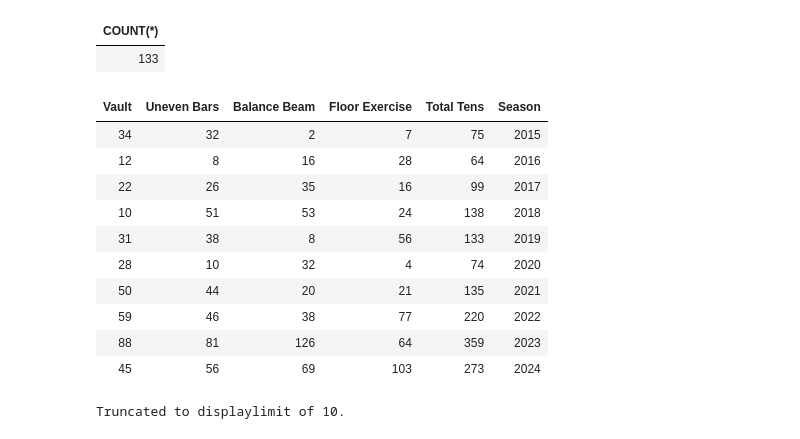
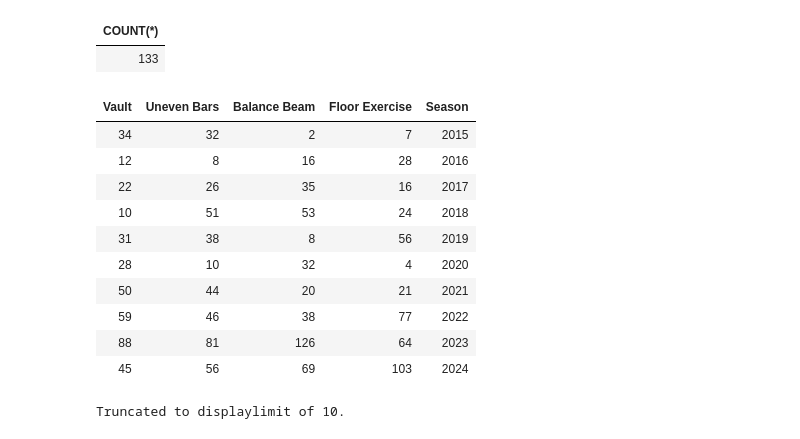
Before and after one commit to LSE-ME204/me204-2024-project-jesatuts2, a Jupyter notebook: Notebooks/NB03-EDA-and-Dataviz.ipynb, the cells around one changed output. Cells and saved outputs as stored; diff of their text form; code cells hidden in the pictures.

```diff
--- a/Notebooks/NB03-EDA-and-Dataviz.ipynb
+++ b/Notebooks/NB03-EDA-and-Dataviz.ipynb
@@ -71,43 +78,42 @@ Running query in 'gymternet'
 # %%
 %%sql gymternet
 
 -- LEFT JOIN with aggregated row at the bottom
 SELECT
     SUM(r.vt_score = 10.0) AS 'Vault',
     SUM(r.ub_score = 10.0) AS 'Uneven Bars',
     SUM(r.bb_score = 10.0) AS 'Balance Beam',
     SUM(r.fx_score = 10.0) AS 'Floor Exercise',
-    SUM(r.vt_score = 10.0) + SUM(r.ub_score = 10.0) + SUM(r.bb_score = 10.0) + SUM(r.fx_score = 10.0) AS 'Total Tens',
     m.year AS 'Season'
 FROM gymnast_results AS r
 LEFT JOIN meets AS m
 ON m.meet_id = r.meet_id
 GROUP BY m.year
 
-UNION ALL
+-- UNION ALL
 
-SELECT
-    SUM(r.vt_score = 10.0) AS 'Vault',
-    SUM(r.ub_score = 10.0) AS 'Uneven Bars',
-    SUM(r.bb_score = 10.0) AS 'Balance Beam',
-    SUM(r.fx_score = 10.0) AS 'Floor Exercise',
-    SUM(r.vt_score = 10.0) + SUM(r.ub_score = 10.0) + SUM(r.bb_score = 10.0) + SUM(r.fx_score = 10.0) AS 'Total Tens',
-    'Overall' AS 'Season'
-FROM gymnast_results AS r
-LEFT JOIN meets AS m
-ON m.meet_id = r.meet_id;
+-- SELECT
+--     SUM(r.vt_score = 10.0) AS 'Vault',
+--     SUM(r.ub_score = 10.0) AS 'Uneven Bars',
+--     SUM(r.bb_score = 10.0) AS 'Balance Beam',
+--     SUM(r.fx_score = 10.0) AS 'Floor Exercise',
+--     SUM(r.vt_score = 10.0) + SUM(r.ub_score = 10.0) + SUM(r.bb_score = 10.0) + SUM(r.fx_score = 10.0) AS 'Total Tens',
+--     'Overall' AS 'Season'
+-- FROM gymnast_results AS r
+-- LEFT JOIN meets AS m
+-- ON m.meet_id = r.meet_id;
 # %% [output]
-| Vault | Uneven Bars | Balance Beam | Floor Exercise | Total Tens | Season |
-| 34 | 32 | 2 | 7 | 75 | 2015 |
-| 12 | 8 | 16 | 28 | 64 | 2016 |
-| 22 | 26 | 35 | 16 | 99 | 2017 |
-| 10 | 51 | 53 | 24 | 138 | 2018 |
-| 31 | 38 | 8 | 56 | 133 | 2019 |
-| 28 | 10 | 32 | 4 | 74 | 2020 |
-| 50 | 44 | 20 | 21 | 135 | 2021 |
-| 59 | 46 | 38 | 77 | 220 | 2022 |
-| 88 | 81 | 126 | 64 | 359 | 2023 |
-| 45 | 56 | 69 | 103 | 273 | 2024 |
+| Vault | Uneven Bars | Balance Beam | Floor Exercise | Season |
+| 34 | 32 | 2 | 7 | 2015 |
+| 12 | 8 | 16 | 28 | 2016 |
+| 22 | 26 | 35 | 16 | 2017 |
+| 10 | 51 | 53 | 24 | 2018 |
+| 31 | 38 | 8 | 56 | 2019 |
+| 28 | 10 | 32 | 4 | 2020 |
+| 50 | 44 | 20 | 21 | 2021 |
+| 59 | 46 | 38 | 77 | 2022 |
+| 88 | 81 | 126 | 64 | 2023 |
+| 45 | 56 | 69 | 103 | 2024 |
 Truncated to displaylimit of 10.
 # %%
 # Export the above query to a new df
```
Also changed, not shown: parts of 6 cells of this notebook, 1 other file.
